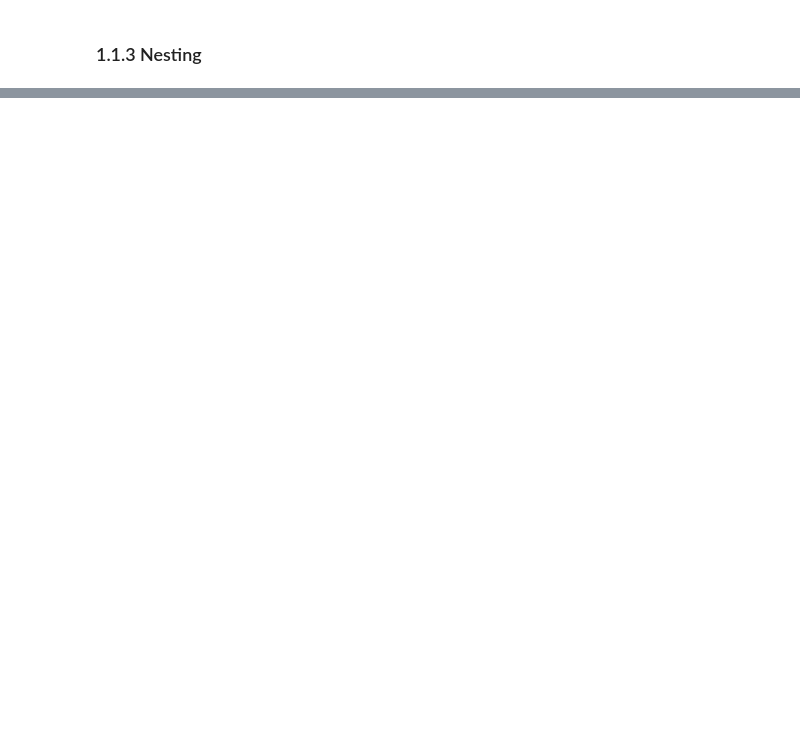
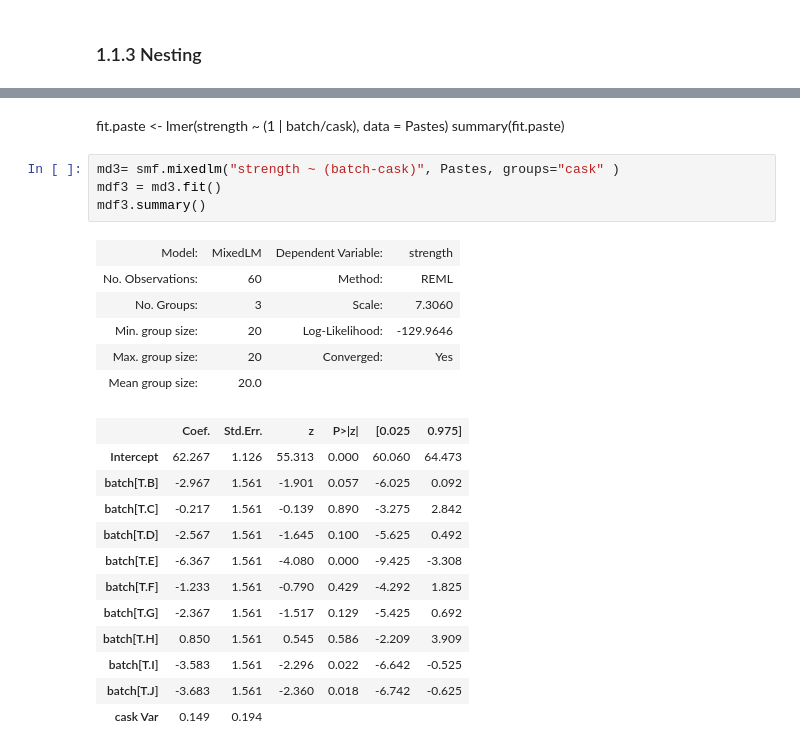
Before and after one commit to amahjourwalid/CA-HMMA307, a Jupyter notebook: Random and Mixed Effects Models.ipynb, the cells around one changed output, grey strips where cells are left out. Drawn from its saved outputs; the diff is of its cells as text; blank space fills up the shorter version.

```diff
--- a/Random and Mixed Effects Models.ipynb
+++ b/Random and Mixed Effects Models.ipynb
@@ -210,0 +242,26 @@ Group Var  3.086676e-16  5.474651e-03
+# %% [markdown]
+fit.paste <- lmer(strength ~ (1 | batch/cask), data = Pastes)
+summary(fit.paste)
+# %%
+md3= smf.mixedlm("strength ~ (batch-cask)", Pastes, groups="cask" )
+mdf3 = md3.fit()
+mdf3.summary()
+# %% [output]
+| Model: | MixedLM | Dependent Variable: | strength |
+| No. Observations: | 60 | Method: | REML |
+| No. Groups: | 3 | Scale: | 7.3060 |
+| Min. group size: | 20 | Log-Likelihood: | -129.9646 |
+| Max. group size: | 20 | Converged: | Yes |
+| Mean group size: | 20.0 |  |  |
+|  | Coef. | Std.Err. | z | P>|z| | [0.025 | 0.975] |
+| Intercept | 62.267 | 1.126 | 55.313 | 0.000 | 60.060 | 64.473 |
+| batch[T.B] | -2.967 | 1.561 | -1.901 | 0.057 | -6.025 | 0.092 |
+| batch[T.C] | -0.217 | 1.561 | -0.139 | 0.890 | -3.275 | 2.842 |
+| batch[T.D] | -2.567 | 1.561 | -1.645 | 0.100 | -5.625 | 0.492 |
+| batch[T.E] | -6.367 | 1.561 | -4.080 | 0.000 | -9.425 | -3.308 |
+| batch[T.F] | -1.233 | 1.561 | -0.790 | 0.429 | -4.292 | 1.825 |
+| batch[T.G] | -2.367 | 1.561 | -1.517 | 0.129 | -5.425 | 0.692 |
+| batch[T.H] | 0.850 | 1.561 | 0.545 | 0.586 | -2.209 | 3.909 |
+| batch[T.I] | -3.583 | 1.561 | -2.296 | 0.022 | -6.642 | -0.525 |
+| batch[T.J] | -3.683 | 1.561 | -2.360 | 0.018 | -6.742 | -0.625 |
+| cask Var | 0.149 | 0.194 |  |  |  |  |
```
Also changed, not shown: parts of 8 cells of this notebook, 1 other file.
